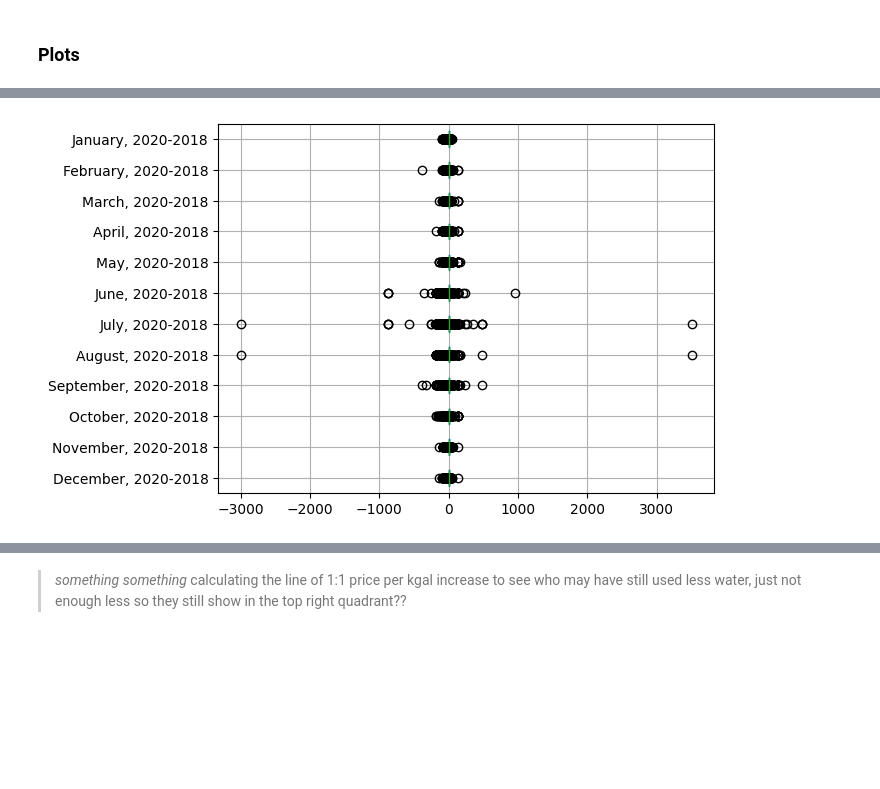
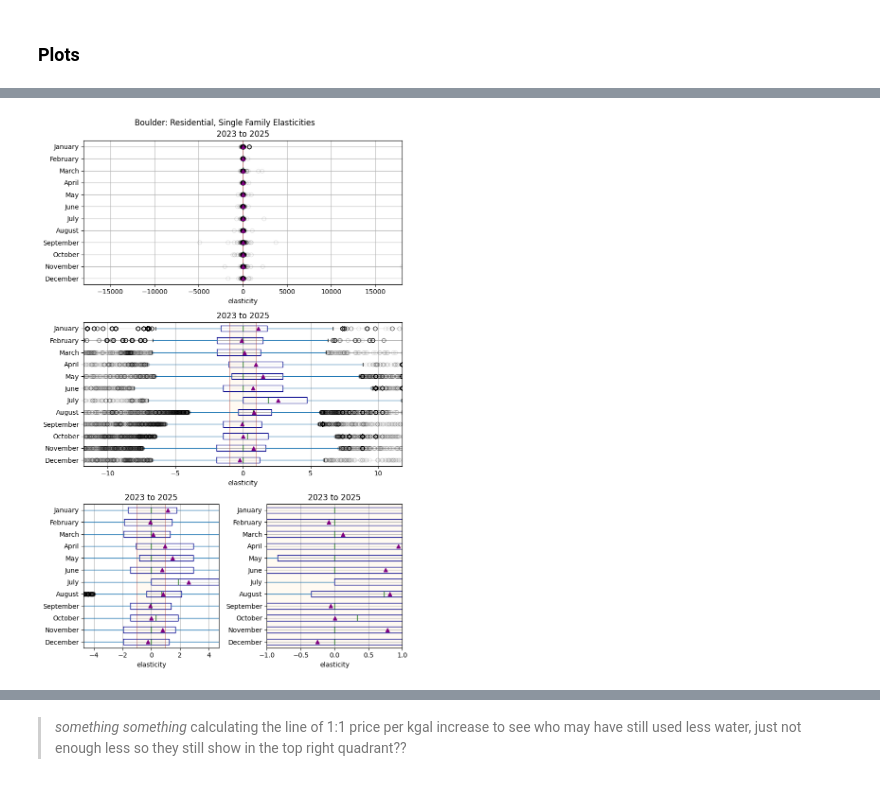
Before and after one commit to jade-fp/hub-gra-cwcb-rates, a Jupyter notebook: analysis_new.ipynb, the cells around one changed output, grey strips where cells are left out. Saved outputs shown, nothing was run; the diff lists cells and outputs as text; code cells hidden in the pictures; blank space fills up the shorter version.

```diff
--- a/analysis_new.ipynb
+++ b/analysis_new.ipynb
@@ -963,8 +1498,10 @@ pd.DataFrame(list_categories_1051HB)
 | 235 | Other |
 | 1674 | Mixed Use |
 # %%
-# import new reference list of categories for use with household data
-ref_categories = fxn_excel_import(file_name='utility-data/Rates Research.xlsx', inc_sheets='end', index_col=[0,1])
+#___ import new reference list of categories for use with household data ___#
+ref_categories = fxn_excel_import(file_path='utility-data/_Rates/Rates Research.xlsx',
+                                  inc_sheets='end',
+                                  index_col=[0,1])
 ref_categories
 # %% [output]
 |  |  | name | notes |
@@ -1288,6 +1989,10 @@ def fxn_usage_filter(provider,group=[],category=[],time_endcaps_only=False,dropn
 # %% [markdown]
 ## Define key variables
 # %%
-sel_provider = 'westminster_city'
+# sel_provider = 'westminster_city'
 # sel_provider = 'foco_city'
+sel_provider = 'boulder_city'
+
 sel_category = 'res-SF'
+
+data_rates[provider].head()
@@ -1585,6 +2401,6 @@ def fxn_calc_bill(provider,category,head=False,adjusted=False,**kwargs):
 # %%
-#_ read external, pre-calculated bills df back into notebook _#
-df_bills = pd.read_csv(f'utility-data/z_bills/{sel_provider}_{sel_category}_bills.csv',index_col=0)
-df_bills.columns = pd.to_datetime(df_bills.columns)
+#___ read external, pre-calculated bills df back into notebook ___#
+data_bills = pd.read_csv(f'utility-data/z_bills/{sel_provider}_{sel_category}_bills.csv',index_col=0)
+data_bills.columns = pd.to_datetime(data_bills.columns)
 with open(f'utility-data/z_bills/{sel_provider}_{sel_category}_ref.pickle','rb') as pickle_file:
-    df_ref = pickle.load(pickle_file)
+    data_bills_ref = pickle.load(pickle_file)
@@ -2139,7 +2960,72 @@ df_elas.head()
 # %%
-fig_elas_box, ax_elas_box = plt.subplots()
-df_elas.boxplot(ax=ax_elas_box,vert=False)
-ax_elas_box.invert_yaxis()
+sel_i = None
+gs_elas_box = (3,2) if sel_i is None else None
+fig_elas_box = plt.figure()
+if gs_elas_box:
+    fig_elas_box.set_size_inches(8,12)
+
+for i in range(4) if gs_elas_box else [sel_i]:
+    if i == 0:
+        ax_gs_pos = (0,0)
+        ax_gs_cspan = 2
+        ax_x_lim = abs(data_elasticity).max().max()
+        ax_title = 'all values'
+    elif i == 1:
+        ax_gs_pos = (1,0)
+        ax_gs_cspan = 2
+        ax_x_lim = max(abs(data_elasticity.pipe(fxn_remove_outliers).min().min()),
+                       abs(data_elasticity.pipe(fxn_remove_outliers).max().max()))
+        ax_title = 'zoomed in past outliers (to whiskers range)'
+    elif i == 2:
+        ax_gs_pos = (2,0)
+        ax_gs_cspan = 1
+        ax_x_lim = max(abs(data_elasticity.describe().loc['25%'].min()),
+                       abs(data_elasticity.describe().loc['75%'].max()))
+        ax_title = 'focus on IQR'
+    elif i == 3:
+        ax_gs_pos = (2,1)
+        ax_gs_cspan = 1
+        ax_x_lim = 1
+        ax_title = 'expected elasticity range (-1,1)'
+
+    if gs_elas_box:
+        ax_elas_box = plt.subplot2grid(gs_elas_box,ax_gs_pos,colspan=ax_gs_cspan)
+    else:
+        ax_elas_box = fig_elas_box.subplots()
+
+    if ax_x_lim:
+        ax_elas_box.set_xlim((-ax_x_lim,ax_x_lim))
+    ax_elas_box.set_title(f'{sel_year_start} to {sel_year_end}')#ax_title,color='grey',fontsize=10)
+
+    data_elasticity.boxplot(ax=ax_elas_box,showmeans=True,vert=False,
+                            meanprops={'markerfacecolor':'purple',
+                                       'markeredgecolor':'purple'},
+                            flierprops={'alpha':0.1},
+                            # whiskerprops={'color':'darkblue'},
+                            boxprops={'color':'darkblue'},
+                            medianprops={'color':'darkgreen'})
+    ax_elas_box.invert_yaxis()
+
+    inelastic_rng_line_color = 'brown'
+    inelastic_rng_area_color = 'orange'
+    inelastic_rng_area_alpha = 0.05
+
+    ax_elas_box.set_yticklabels(ref_month_list)
+    for vert_line in [-1,1]:
+        ax_elas_box.axvline(vert_line,color=inelastic_rng_line_color,
+                            linewidth=0.5)
+    ax_elas_box.axvspan(-1,1,
+                        color=inelastic_rng_area_color,
+                        alpha=inelastic_rng_area_alpha)
+    ax_elas_box.set_xlabel('elasticity')
+
+fig_elas_box.suptitle(f'{info_utilities['name'].drop_duplicates().loc[sel_provider]}: {ref_categories.reset_index(level=0).loc[sel_category]['name']} Elasticities')# {sel_year_start} to {sel_year_end}')
+
 # hlpr_center_xtick_labels(ax=ax_elas_box,rotation=30)
+
+plt.tight_layout()
+plt.savefig(f'utility-data/z_graph_exports/elasticity/boxplots/{sel_provider}_{sel_category}_{sel_year_end}-{sel_year_start}_monthly_elas_{'all_graphs' if gs_elas_box else sel_i}_{inelastic_rng_line_color}-{inelastic_rng_area_color}-{int(inelastic_rng_area_alpha*100)}({int((inelastic_rng_area_alpha*1000) % 10)}).png',
+            dpi=200)
+plt.show()
 # %% [output]
-[figure, old version]
+[figure, new version]
```
Also changed, not shown: parts of 152 cells of this notebook, 1 other file.
